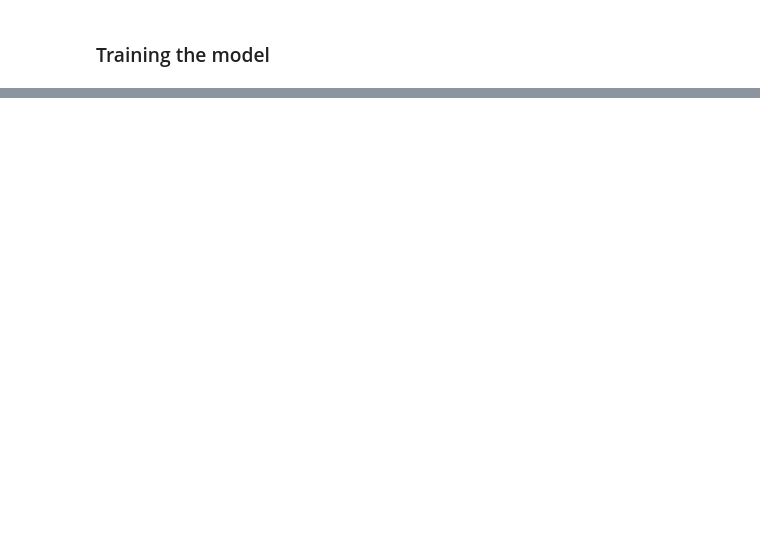
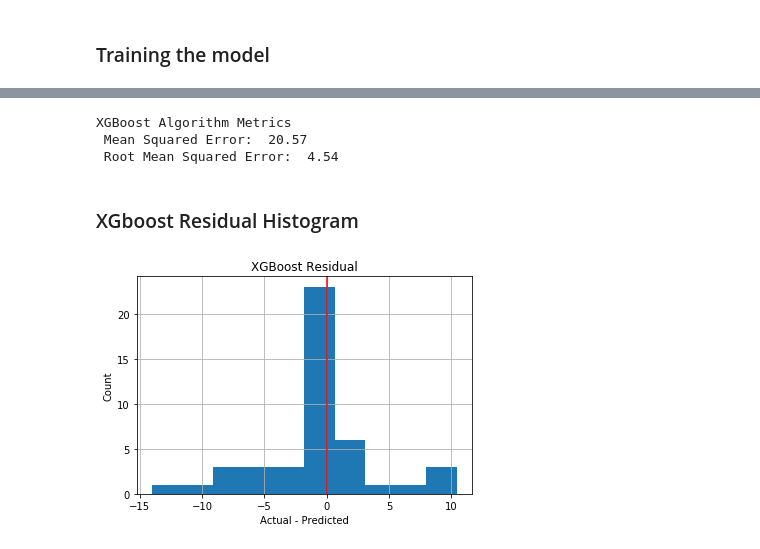
Before and after one commit to jeremywood-ai/Tau_Legion, a Jupyter notebook: xgboost/Linear_QuadraticRegression/linearXGBoostLocal.ipynb, the cells around one changed output, grey strips where cells are left out. Drawn from its saved outputs; the diff is of its cells as text; code cells hidden in the pictures; blank space fills up the shorter version.

```diff
--- a/xgboost/Linear_QuadraticRegression/linearXGBoostLocal.ipynb
+++ b/xgboost/Linear_QuadraticRegression/linearXGBoostLocal.ipynb
@@ -151,0 +266,24 @@ regressor.fit(x_train,y_train, eval_set = [(x_train, y_train), (x_validation, y_
+# %%
+# Display the Root Mean Square Error (RMSE) Metrics
+print('XGBoost Algorithm Metrics')
+mse = mean_squared_error(df_validation.y,result)
+print(' Mean Squared Error: {0: .2f}'.format(mse))
+print(' Root Mean Squared Error: {0: .2f}'.format(mse**.5))
+# %% [output]
+XGBoost Algorithm Metrics
+ Mean Squared Error:  20.57
+ Root Mean Squared Error:  4.54
+# %% [markdown]
+### XGboost Residual Histogram
+# %%
+# Training Data Residuals
+residuals = df_validation.y - result
+plt.hist(residuals)
+plt.grid(True)
+plt.xlabel('Actual - Predicted')
+plt.ylabel('Count')
+plt.title('XGBoost Residual')
+plt.axvline(color='r') # overall center of data deviations
+plt.show()
+# %% [output]
+[figure, added]
```
Also changed, not shown: parts of 88 cells of this notebook.
